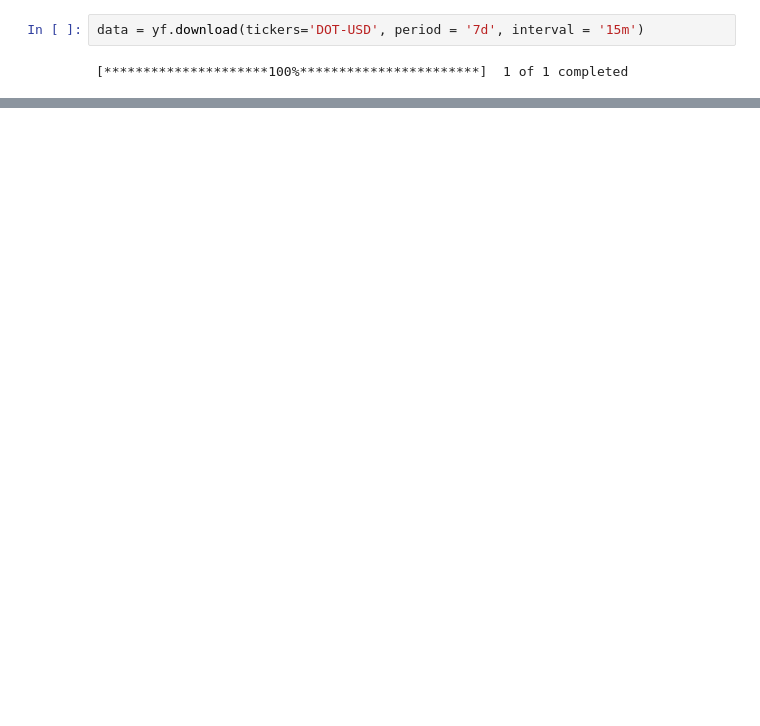
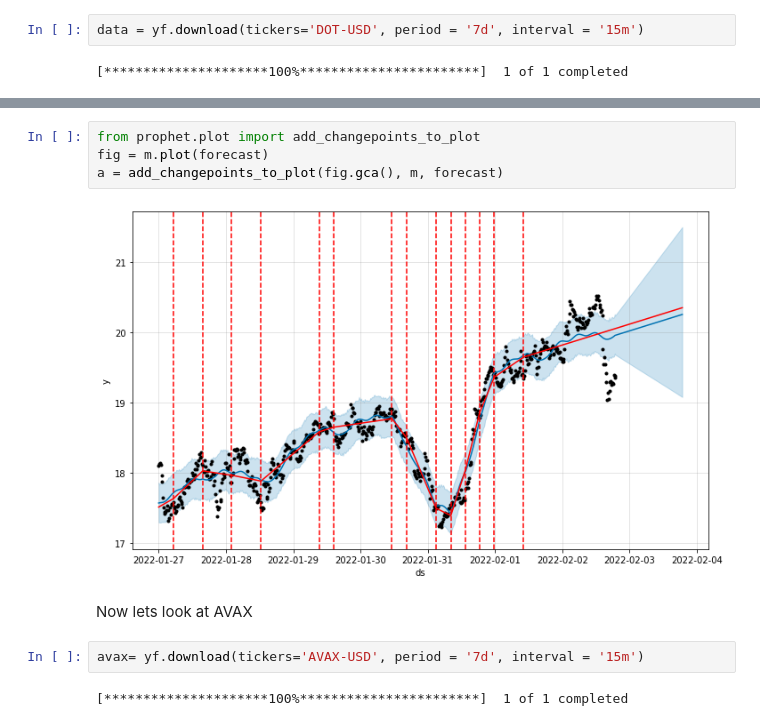
Before and after one commit to oldhero5/polka_price_predictor, a Jupyter notebook: polka_forecast.ipynb, the cells around one changed output, grey strips where cells are left out. Saved outputs shown, nothing was run; the diff lists cells and outputs as text; blank space fills up the shorter version.

```diff
--- a/polka_forecast.ipynb
+++ b/polka_forecast.ipynb
@@ -36,3 +134,15 @@ data
+# %%
+from prophet.plot import add_changepoints_to_plot
+fig = m.plot(forecast)
+a = add_changepoints_to_plot(fig.gca(), m, forecast)
+# %% [output]
+[figure, added]
+# %% [markdown]
+Now lets look at AVAX
+# %%
+avax= yf.download(tickers='AVAX-USD', period = '7d', interval = '15m')
+# %% [output]
+[*********************100%***********************]  1 of 1 completed
 # %%
 #declare figure
 fig = go.Figure()
```
Also changed, not shown: parts of 21 cells of this notebook.
